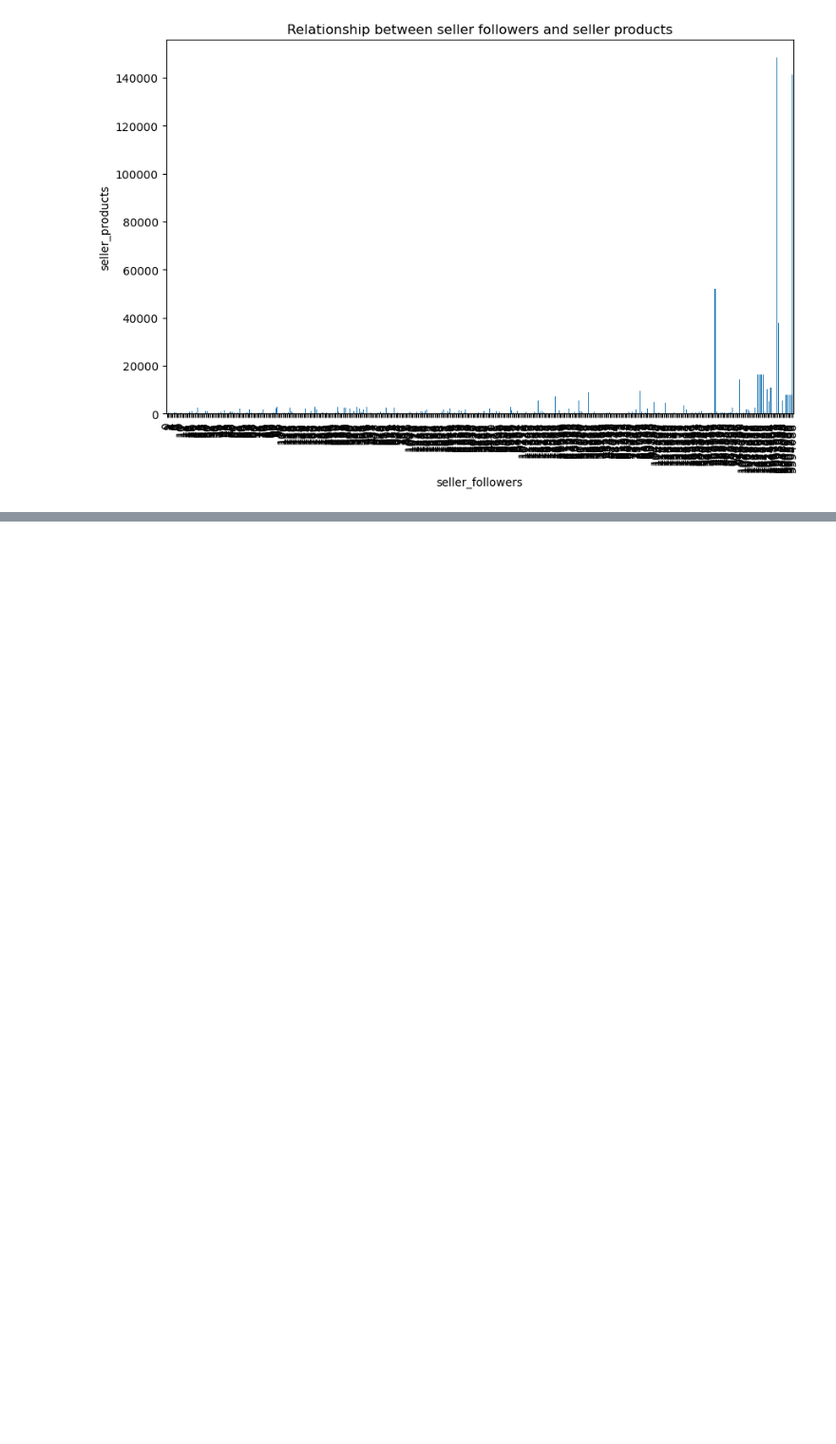
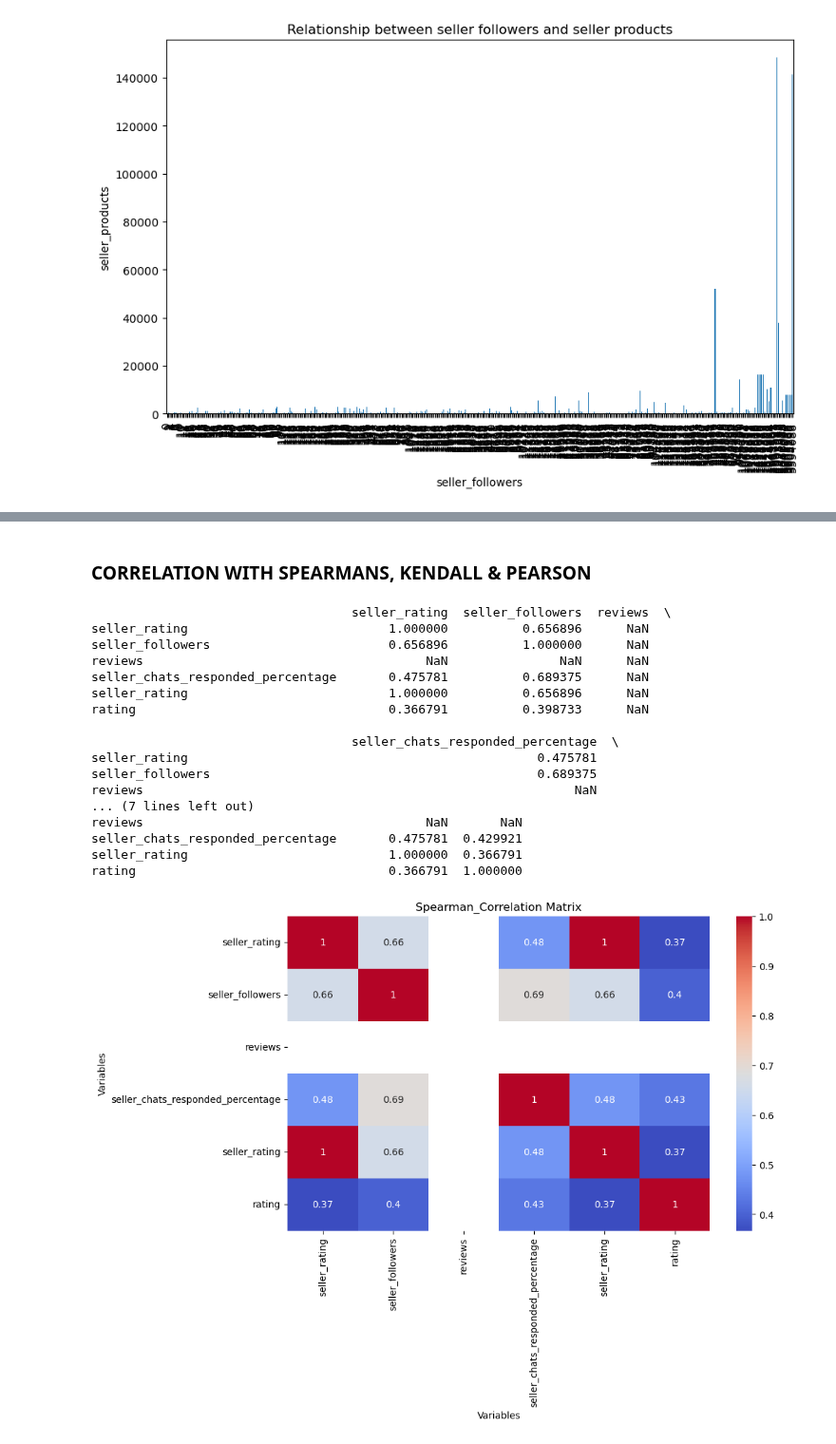
Before and after one commit to CyberPsychiatrist/PLP-ACADEMY, a Jupyter notebook: Assignments/python/Data analysis/Data analysis.ipynb, the cells around one changed output, grey strips where cells are left out. Shown at 95% size. Cells and saved outputs as stored; diff of their text form; code cells hidden in the pictures; blank space fills up the shorter version.

```diff
--- a/Assignments/python/Data analysis/Data analysis.ipynb
+++ b/Assignments/python/Data analysis/Data analysis.ipynb
@@ -142,0 +217,36 @@ plt.show()
+# %% [markdown]
+### CORRELATION WITH SPEARMANS, KENDALL & PEARSON
+# %%
+from scipy.stats import spearmanr
+
+# Calculate Spearman rank correlation coefficients for each pair of columns
+spearman_correlations = data_cleaned.corr(method='spearman')
+
+print(spearman_correlations)
+
+# Create a heatmap
+plt.figure(figsize=(10, 6))
+sns.heatmap(spearman_correlations, annot=True, cmap='coolwarm')
+plt.title('Spearman_Correlation Matrix')
+plt.xlabel('Variables')
+plt.ylabel('Variables')
+plt.show()
+# %% [output]
+                                   seller_rating  seller_followers  reviews  \
+seller_rating                           1.000000          0.656896      NaN
+seller_followers                        0.656896          1.000000      NaN
+reviews                                      NaN               NaN      NaN
+seller_chats_responded_percentage       0.475781          0.689375      NaN
+seller_rating                           1.000000          0.656896      NaN
+rating                                  0.366791          0.398733      NaN
+
+                                   seller_chats_responded_percentage  \
+seller_rating                                               0.475781
+seller_followers                                            0.689375
+reviews                                                          NaN
+... (7 lines left out)
+reviews                                      NaN       NaN
+seller_chats_responded_percentage       0.475781  0.429921
+seller_rating                           1.000000  0.366791
+rating                                  0.366791  1.000000
+[figure, added]
```
Also changed, not shown: parts of 13 cells of this notebook.
